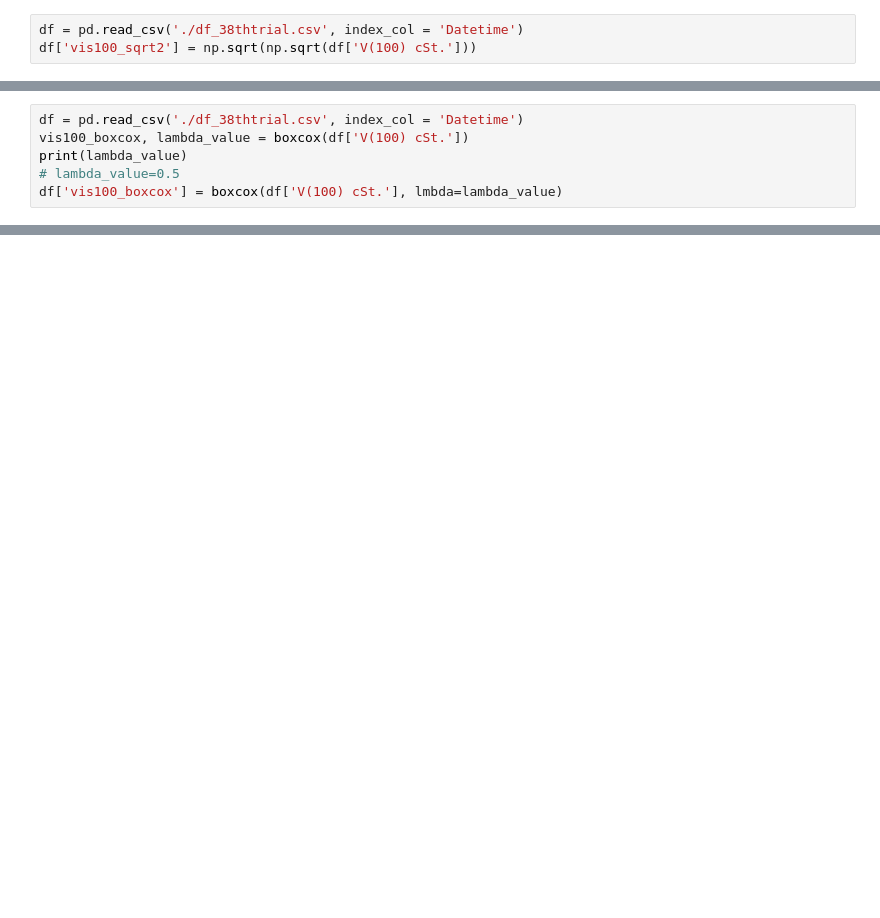
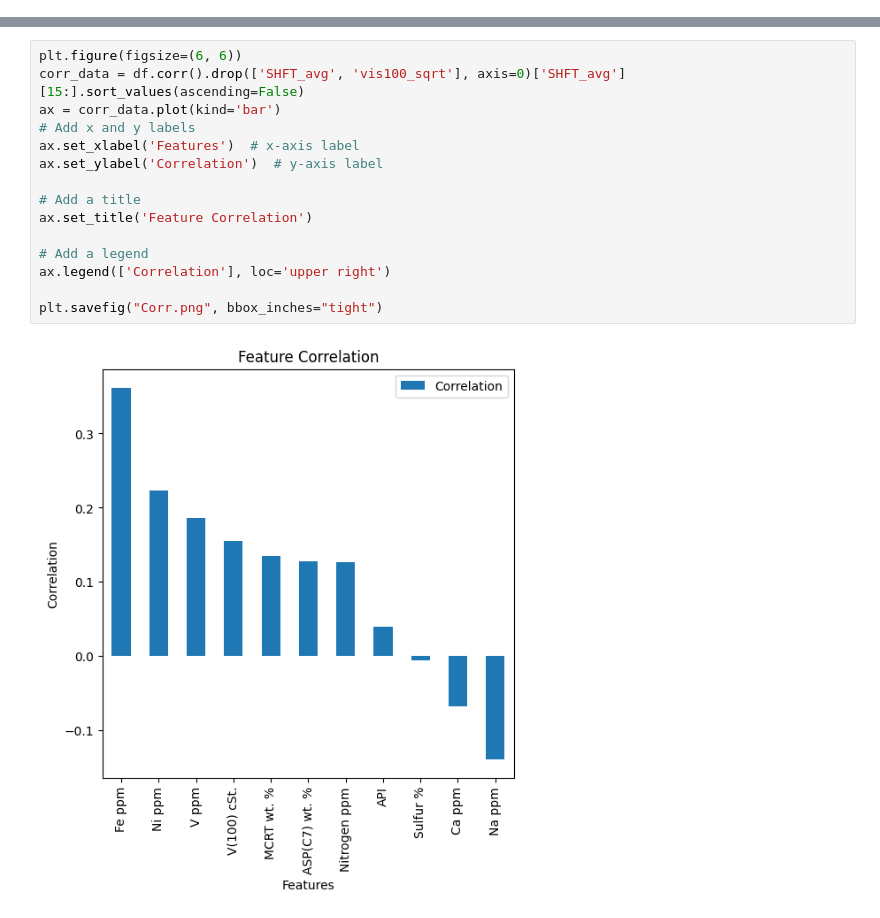
Before and after one commit to kimjay93/cds, a Jupyter notebook: CDSProject_LRmodel.ipynb, the cells around one changed output, grey strips where cells are left out. Saved outputs shown, nothing was run; the diff lists cells and outputs as text; blank space fills up the shorter version.

```diff
--- a/CDSProject_LRmodel.ipynb
+++ b/CDSProject_LRmodel.ipynb
@@ -280,3 +159,0 @@ df_assay_combined_output
-# %%
-df = pd.read_csv('./df_38thtrial.csv', index_col = 'Datetime')
-df['vis100_sqrt2'] = np.sqrt(np.sqrt(df['V(100) cSt.']))
@@ -425,6 +159,0 @@ df_assay['vis100_sqrt2'].plot()
-# %%
-df = pd.read_csv('./df_38thtrial.csv', index_col = 'Datetime')
-vis100_boxcox, lambda_value = boxcox(df['V(100) cSt.'])
-print(lambda_value)
-# lambda_value=0.5
-df['vis100_boxcox'] = boxcox(df['V(100) cSt.'], lmbda=lambda_value)
@@ -617,0 +256,17 @@ ValueError: Could not interpret value `vis100_boxcox` for parameter `x`
+# %%
+plt.figure(figsize=(6, 6))
+corr_data = df.corr().drop(['SHFT_avg', 'vis100_sqrt'], axis=0)['SHFT_avg'][15:].sort_values(ascending=False)
+ax = corr_data.plot(kind='bar')
+# Add x and y labels
+ax.set_xlabel('Features')  # x-axis label
+ax.set_ylabel('Correlation')  # y-axis label
+
+# Add a title
+ax.set_title('Feature Correlation')
+
+# Add a legend
+ax.legend(['Correlation'], loc='upper right')
+
+plt.savefig("Corr.png", bbox_inches="tight")
+# %% [output]
+[figure, added]
```
Also changed, not shown: parts of 44 cells of this notebook, 42 other files.
